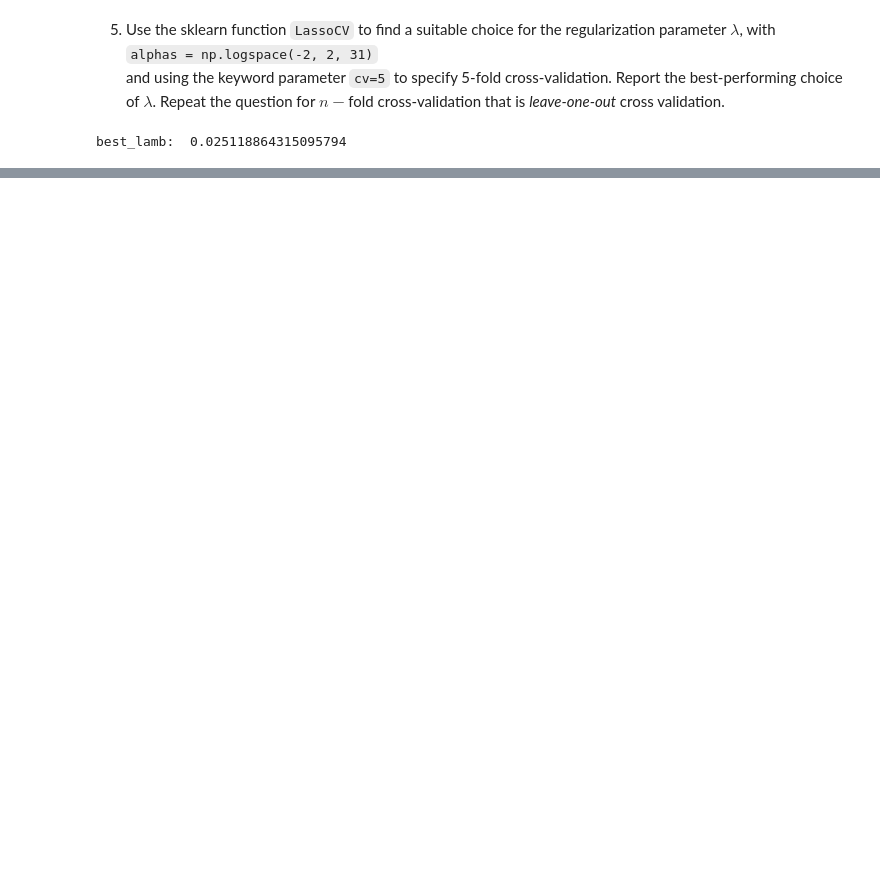
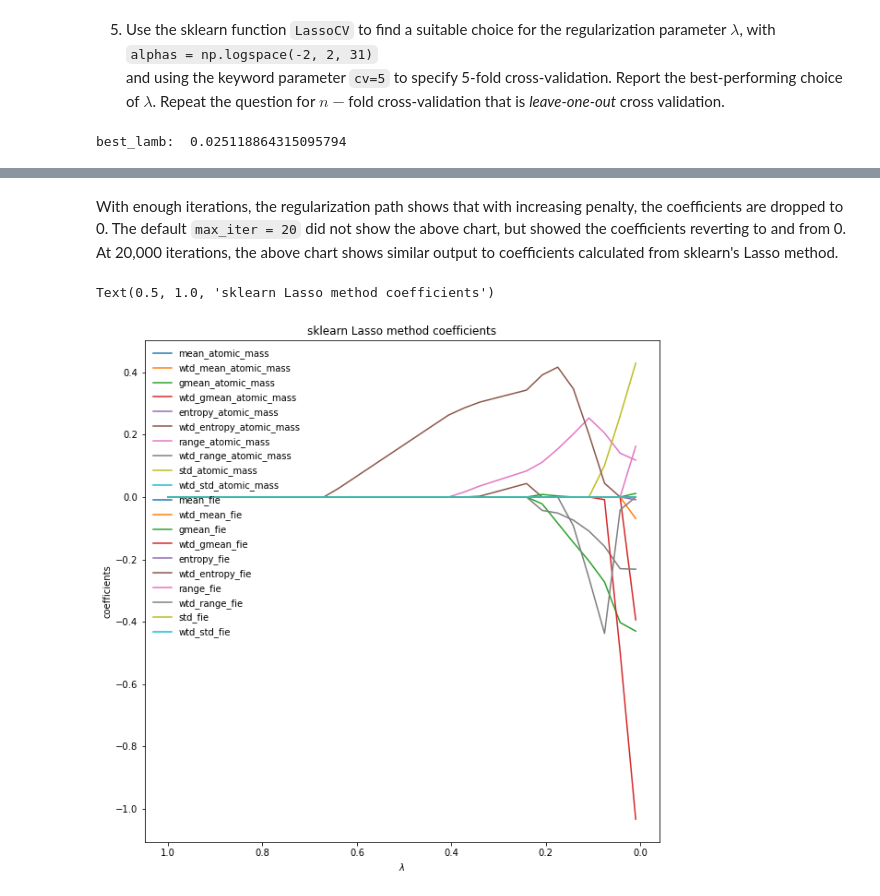
Before and after one commit to emi90/data558, a Jupyter notebook: Homework/hw4_EmilyYamauchi.ipynb, the cells around one changed output, grey strips where cells are left out. Cells and saved outputs as stored; diff of their text form; code cells hidden in the pictures; blank space fills up the shorter version.

```diff
--- a/Homework/hw4_EmilyYamauchi.ipynb
+++ b/Homework/hw4_EmilyYamauchi.ipynb
@@ -370,0 +526,10 @@ def get_fold_indices(n, K, j):
+# %% [markdown]
+With enough iterations, the regularization path shows that with increasing penalty, the coefficients are dropped to 0.
+The default `max_iter = 20` did not show the above chart, but showed the coefficients reverting to and from 0. At 20,000 iterations, the above chart shows similar output to coefficients calculated from sklearn's Lasso method.
+# %%
+coefs_sk = get_lasso_coefs(scXs, scys, lamb_range, True)
+plot_reg_path(coefs_sk, lamb_range, sc_df)
+plt.title('sklearn Lasso method coefficients')
+# %% [output]
+Text(0.5, 1.0, 'sklearn Lasso method coefficients')
+[figure, added]
```
Also changed, not shown: parts of 39 cells of this notebook.
